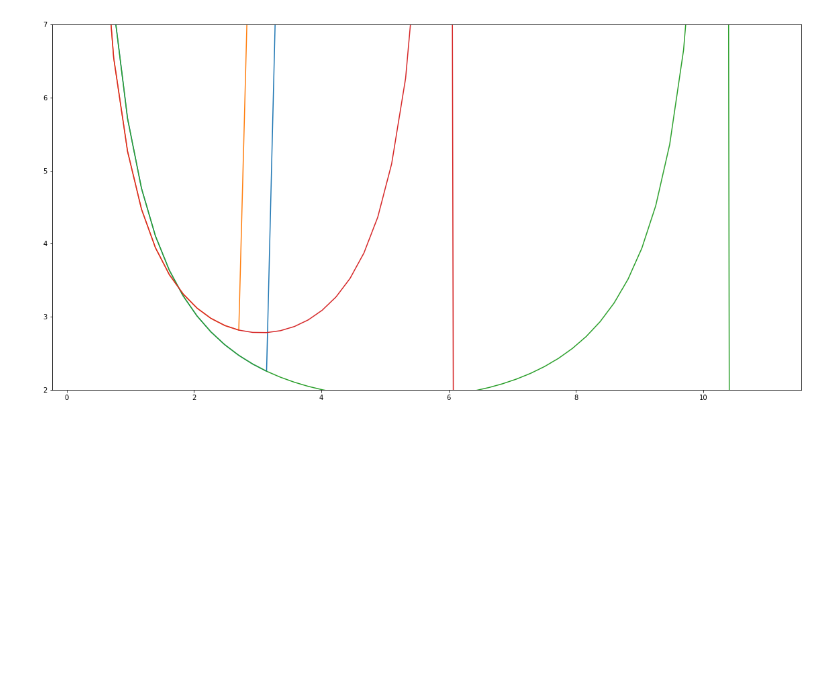
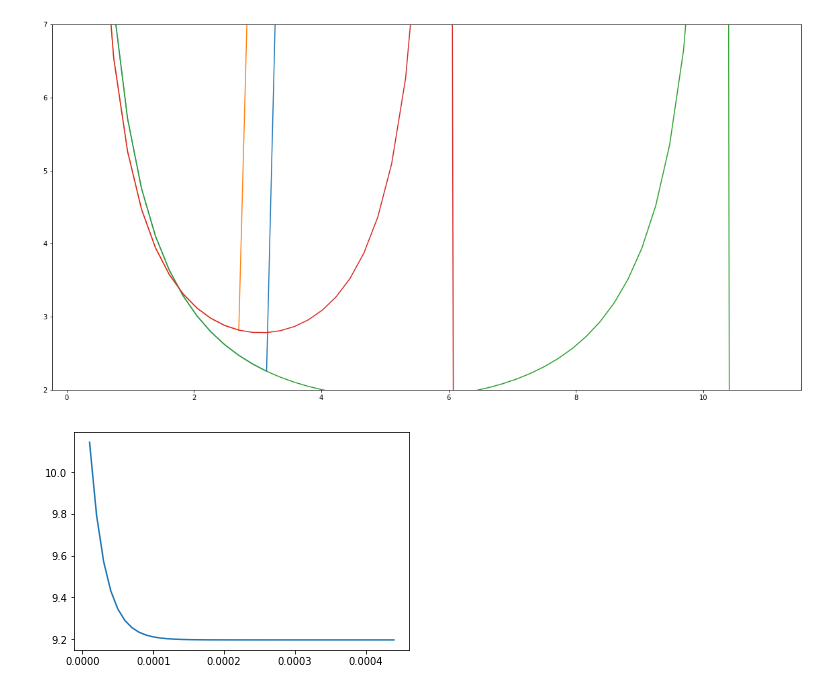
Before and after one commit to ariovistus/mechsim, a Jupyter notebook: winch.ipynb, the cells around one changed output. Saved outputs shown, nothing was run; the diff lists cells and outputs as text; code cells hidden in the pictures; blank space fills up the shorter version.

Commit message:
simulate winch acceleration

```diff
--- a/winch.ipynb
+++ b/winch.ipynb
@@ -79,3 +79,44 @@ plt.plot(radii_in, time_minicim2(radii))
 plt.show()
 # %% [output]
 [figure]
+# %%
+def accelerate_sim(dt, mass_robot_kg, mass_winch_kg, winch_radius_m, rope_radius_m, motor_system):
+    def _accel(v_rpm, r):
+        motor_torque = motor_system.torque_at_speed(v_rpm)
+        weight_torque = mass_robot_kg * g * r
+        moment_of_inertia = 0.5 * mass_winch_kg * winch_radius_m ** 2
+        a = (motor_torque - weight_torque) / moment_of_inertia
+        return a
+    ts = []
+    alphas = []
+    vels = []
+    r = winch_radius_m
+    t = 0
+    v = rpm_to_radps(motor_system.free_speed) # angular velocity rad/s
+    a = _accel(v, r) # angular acceleration rad/s^2
+    while True:
+        v = min(v + a * dt, rpm_to_radps(motor_system.free_speed))
+        t += dt
+        a = _accel(radps_to_rpm(v), r)
+        ts.append(t)
+        alphas.append(a)
+        vels.append(v)
+
+        if(abs(a) < 0.0001 or len(ts) > 10000):
+            break
+
+    return numpy.array(ts), numpy.array(alphas), numpy.array(vels)
+# %%
+ts, _as, vs = accelerate_sim(
+    dt=0.00001,
+    mass_robot_kg=lbs_to_kg(130),
+    mass_winch_kg=lbs_to_kg(5),
+    winch_radius_m=inch_to_meter(.57),
+    rope_radius_m=0,
+    motor_system=MotorSystem(minicim, motor_count=1, gearing_ratio=64)
+)
+# %%
+plt.plot(ts, vs)
+plt.show()
+# %% [output]
+[figure, added]
```
Also changed, not shown: 1 other file.
